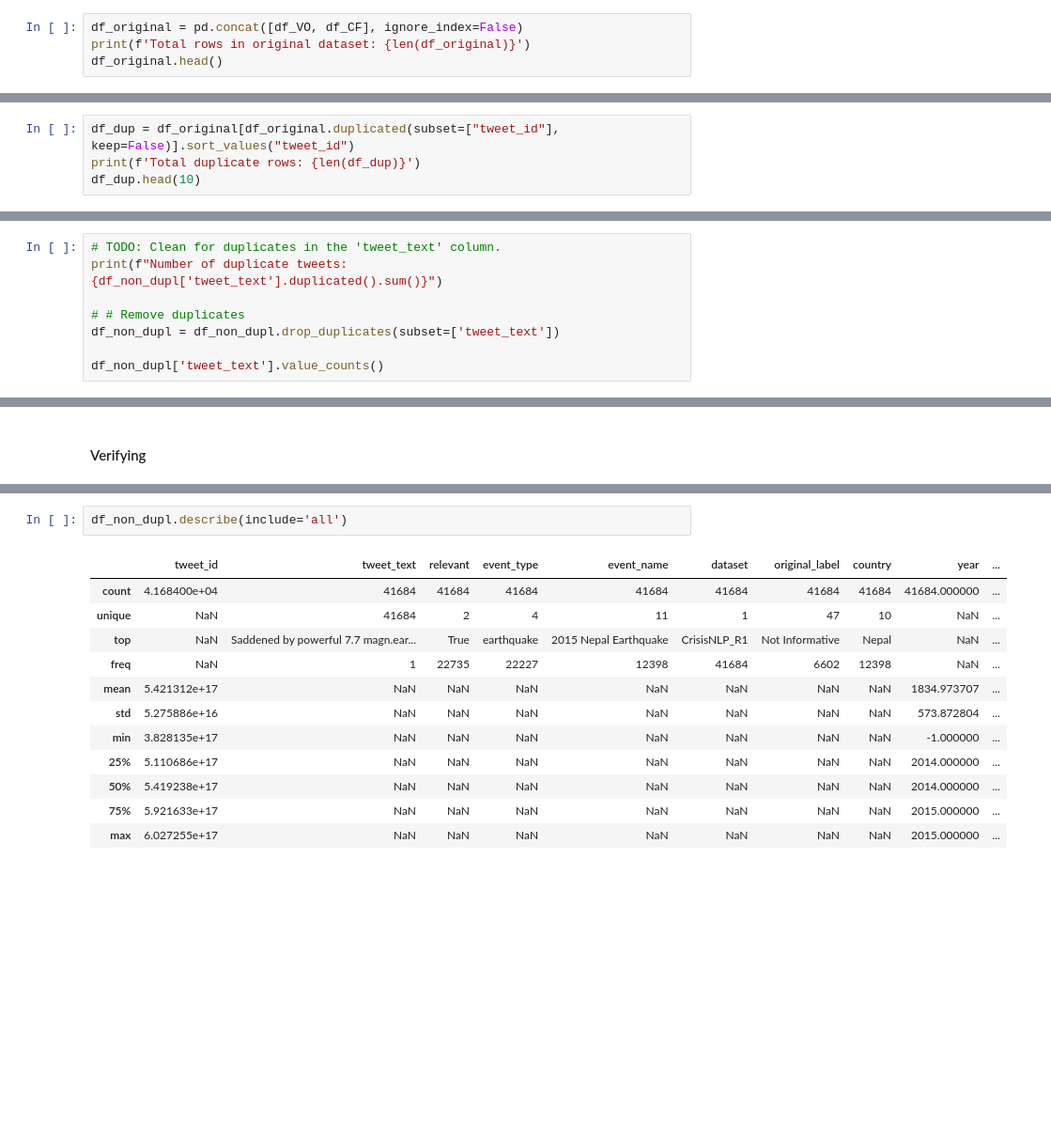
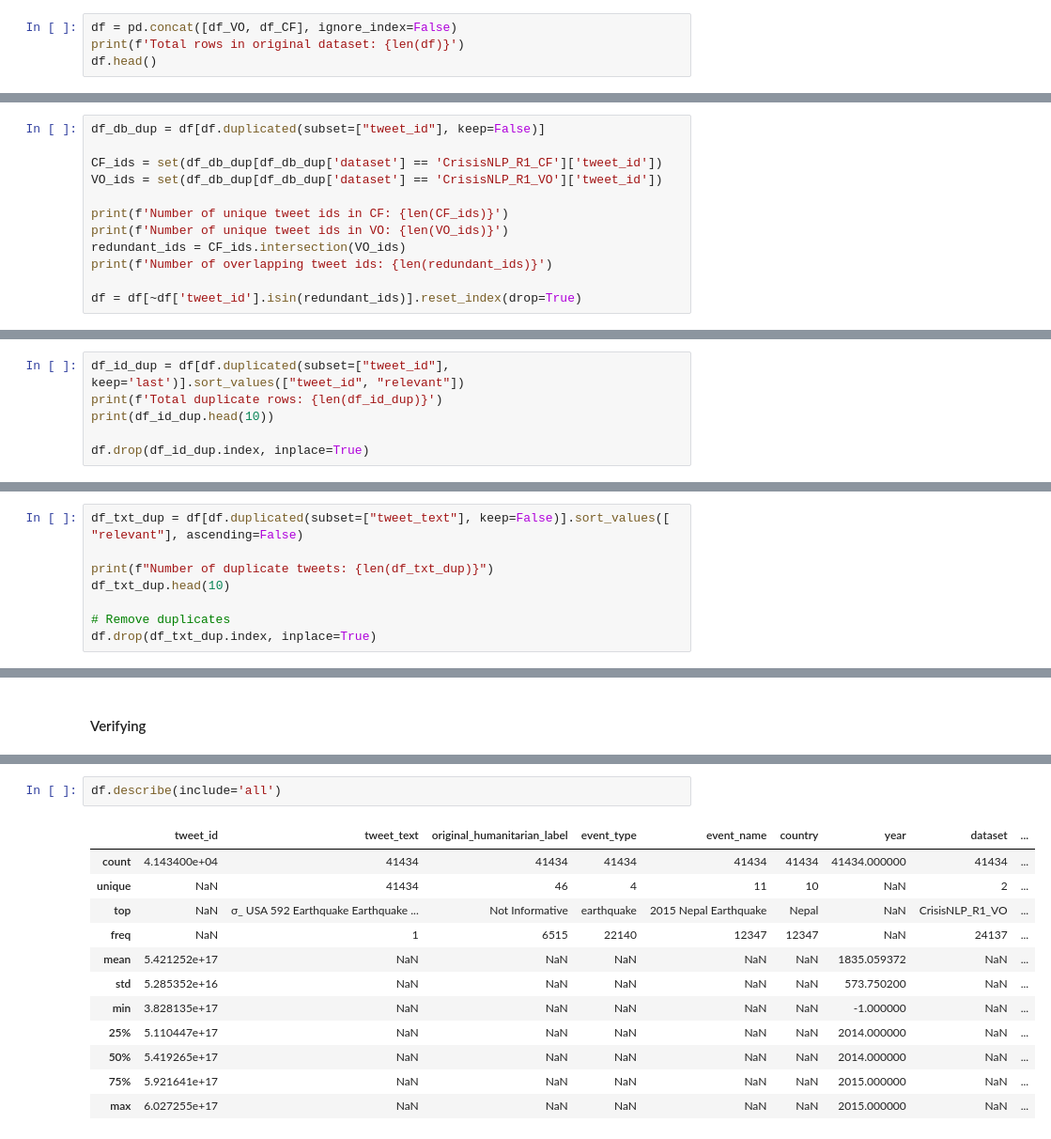
Before and after one commit to dhnhut/disaster-tweets, a Jupyter notebook: notebooks/0_dataset_CrisisNLP_R1.ipynb, the cells around one changed output, grey strips where cells are left out. Shown at 94% size. Cells and saved outputs as stored; diff of their text form; blank space fills up the shorter version.

Commit message:
CrisisNLP_R1, update humantarian label and relevant label

```diff
--- a/notebooks/0_dataset_CrisisNLP_R1.ipynb
+++ b/notebooks/0_dataset_CrisisNLP_R1.ipynb
@@ -366,8 +371,8 @@ Name: count, dtype: int64
 # %% [markdown]
 ### B.3 Merge `volunteers` and `crowdflower` and to one
 # %%
-df_original = pd.concat([df_VO, df_CF], ignore_index=False)
-print(f'Total rows in original dataset: {len(df_original)}')
-df_original.head()
+df = pd.concat([df_VO, df_CF], ignore_index=False)
+print(f'Total rows in original dataset: {len(df)}')
+df.head()
 # %% [output]
 Total rows in original dataset: 42118
@@ -381,0 +389,12 @@ Total rows in original dataset: 42118
+# %%
+df_db_dup = df[df.duplicated(subset=["tweet_id"], keep=False)]
+
+CF_ids = set(df_db_dup[df_db_dup['dataset'] == 'CrisisNLP_R1_CF']['tweet_id'])
+VO_ids = set(df_db_dup[df_db_dup['dataset'] == 'CrisisNLP_R1_VO']['tweet_id'])
+
+print(f'Number of unique tweet ids in CF: {len(CF_ids)}')
+print(f'Number of unique tweet ids in VO: {len(VO_ids)}')
+redundant_ids = CF_ids.intersection(VO_ids)
+print(f'Number of overlapping tweet ids: {len(redundant_ids)}')
+
+df = df[~df['tweet_id'].isin(redundant_ids)].reset_index(drop=True)
@@ -382,5 +409,7 @@ Total rows in original dataset: 42118
 # %%
-df_dup = df_original[df_original.duplicated(subset=["tweet_id"], keep=False)].sort_values("tweet_id")
-print(f'Total duplicate rows: {len(df_dup)}')
-df_dup.head(10)
+df_id_dup = df[df.duplicated(subset=["tweet_id"], keep='last')].sort_values(["tweet_id", "relevant"])
+print(f'Total duplicate rows: {len(df_id_dup)}')
+print(df_id_dup.head(10))
+
+df.drop(df_id_dup.index, inplace=True)
 # %% [output]
@@ -408,9 +437,9 @@ Total rows in cleaned dataset: 42034
 # %%
-# TODO: Clean for duplicates in the 'tweet_text' column.
-print(f"Number of duplicate tweets: {df_non_dupl['tweet_text'].duplicated().sum()}")
+df_txt_dup = df[df.duplicated(subset=["tweet_text"], keep=False)].sort_values([ "relevant"], ascending=False)
 
-# # Remove duplicates
-df_non_dupl = df_non_dupl.drop_duplicates(subset=['tweet_text'])
+print(f"Number of duplicate tweets: {len(df_txt_dup)}")
+df_txt_dup.head(10)
 
-df_non_dupl['tweet_text'].value_counts()
+# Remove duplicates
+df.drop(df_txt_dup.index, inplace=True)
 # %% [output]
@@ -482,15 +471,15 @@ memory usage: 3.2+ MB
 # %%
-df_non_dupl.describe(include='all')
+df.describe(include='all')
 # %% [output]
-|  | tweet_id | tweet_text | relevant | event_type | event_name | dataset | original_label | country | year | ... |
-| count | 4.168400e+04 | 41684 | 41684 | 41684 | 41684 | 41684 | 41684 | 41684 | 41684.000000 | ... |
-| unique | NaN | 41684 | 2 | 4 | 11 | 1 | 47 | 10 | NaN | ... |
-| top | NaN | Saddened by powerful 7.7 magn.ear... | True | earthquake | 2015 Nepal Earthquake | CrisisNLP_R1 | Not Informative | Nepal | NaN | ... |
-| freq | NaN | 1 | 22735 | 22227 | 12398 | 41684 | 6602 | 12398 | NaN | ... |
-| mean | 5.421312e+17 | NaN | NaN | NaN | NaN | NaN | NaN | NaN | 1834.973707 | ... |
-| std | 5.275886e+16 | NaN | NaN | NaN | NaN | NaN | NaN | NaN | 573.872804 | ... |
-| min | 3.828135e+17 | NaN | NaN | NaN | NaN | NaN | NaN | NaN | -1.000000 | ... |
-| 25% | 5.110686e+17 | NaN | NaN | NaN | NaN | NaN | NaN | NaN | 2014.000000 | ... |
-| 50% | 5.419238e+17 | NaN | NaN | NaN | NaN | NaN | NaN | NaN | 2014.000000 | ... |
-| 75% | 5.921633e+17 | NaN | NaN | NaN | NaN | NaN | NaN | NaN | 2015.000000 | ... |
-| max | 6.027255e+17 | NaN | NaN | NaN | NaN | NaN | NaN | NaN | 2015.000000 | ... |
+|  | tweet_id | tweet_text | original_humanitarian_label | event_type | event_name | country | year | dataset | ... |
+| count | 4.143400e+04 | 41434 | 41434 | 41434 | 41434 | 41434 | 41434.000000 | 41434 | ... |
+| unique | NaN | 41434 | 46 | 4 | 11 | 10 | NaN | 2 | ... |
+| top | NaN | σ_ USA 592 Earthquake Earthquake ... | Not Informative | earthquake | 2015 Nepal Earthquake | Nepal | NaN | CrisisNLP_R1_VO | ... |
+| freq | NaN | 1 | 6515 | 22140 | 12347 | 12347 | NaN | 24137 | ... |
+| mean | 5.421252e+17 | NaN | NaN | NaN | NaN | NaN | 1835.059372 | NaN | ... |
+| std | 5.285352e+16 | NaN | NaN | NaN | NaN | NaN | 573.750200 | NaN | ... |
+| min | 3.828135e+17 | NaN | NaN | NaN | NaN | NaN | -1.000000 | NaN | ... |
+| 25% | 5.110447e+17 | NaN | NaN | NaN | NaN | NaN | 2014.000000 | NaN | ... |
+| 50% | 5.419265e+17 | NaN | NaN | NaN | NaN | NaN | 2014.000000 | NaN | ... |
+| 75% | 5.921641e+17 | NaN | NaN | NaN | NaN | NaN | 2015.000000 | NaN | ... |
+| max | 6.027255e+17 | NaN | NaN | NaN | NaN | NaN | 2015.000000 | NaN | ... |
```
Also changed, not shown: parts of 29 cells of this notebook, 1 other file.
